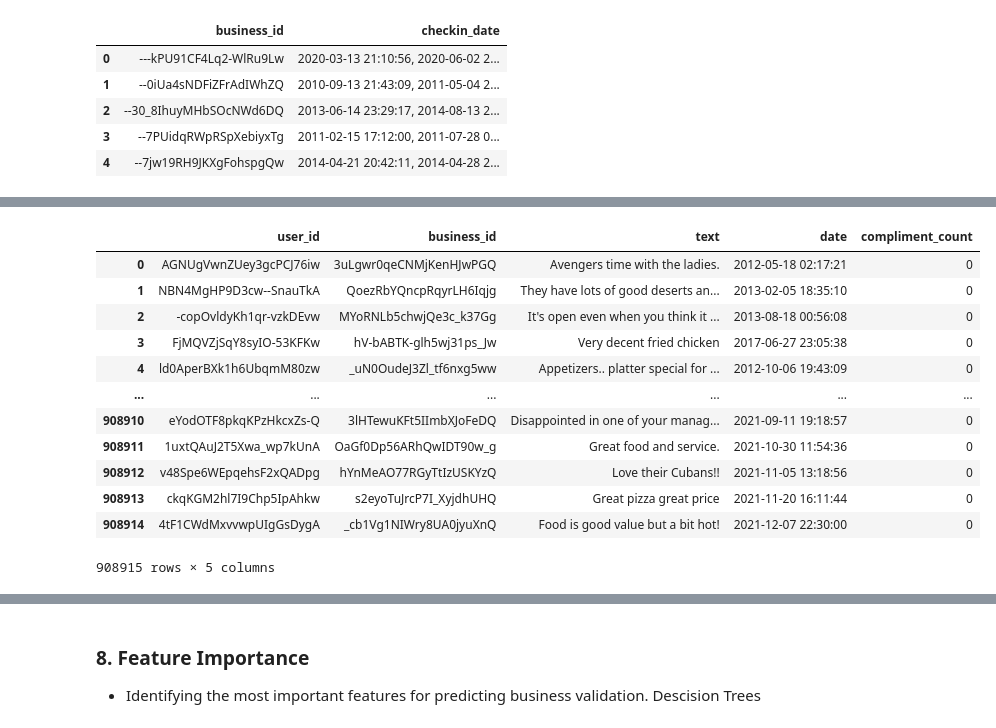
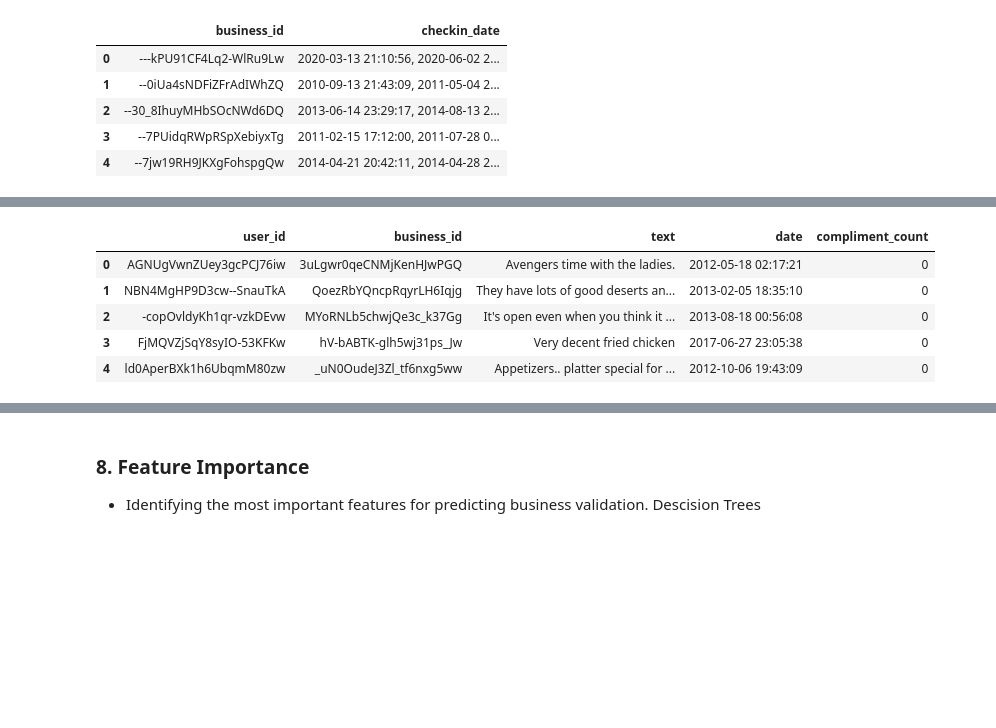
Before and after one commit to Chalithya/AISC2000_Group_01, a Jupyter notebook: ML2_Group_Assignment_1_Group_Trees.ipynb, the cells around one changed output, grey strips where cells are left out. Drawn from its saved outputs; the diff is of its cells as text; code cells hidden in the pictures; blank space fills up the shorter version.

```diff
--- a/ML2_Group_Assignment_1_Group_Trees.ipynb
+++ b/ML2_Group_Assignment_1_Group_Trees.ipynb
@@ -47 +67,3 @@ business_data = pd.read_json('/content/drive/MyDrive/DriveDDL/yelp_academic_data
+# %%
+pd.set_option('display.max_columns', None)
 # %%
@@ -118,22 +167,15 @@ checkin_data.head()
 # %%
 # Load Yelp tip data
-tip_data = pd.read_json('/content/drive/MyDrive/DriveDDL/yelp_academic_dataset_tip.json', lines=True)
+tip_data = pd.read_json('./yelp_academic_dataset_tip.json', lines=True)
 # %%
-tip_data
+tip_data.head()
 # %% [output]
 |  | user_id | business_id | text | date | compliment_count |
 | 0 | AGNUgVwnZUey3gcPCJ76iw | 3uLgwr0qeCNMjKenHJwPGQ | Avengers time with the ladies. | 2012-05-18 02:17:21 | 0 |
 | 1 | NBN4MgHP9D3cw--SnauTkA | QoezRbYQncpRqyrLH6Iqjg | They have lots of good deserts an... | 2013-02-05 18:35:10 | 0 |
 | 2 | -copOvldyKh1qr-vzkDEvw | MYoRNLb5chwjQe3c_k37Gg | It's open even when you think it ... | 2013-08-18 00:56:08 | 0 |
 | 3 | FjMQVZjSqY8syIO-53KFKw | hV-bABTK-glh5wj31ps_Jw | Very decent fried chicken | 2017-06-27 23:05:38 | 0 |
 | 4 | ld0AperBXk1h6UbqmM80zw | _uN0OudeJ3Zl_tf6nxg5ww | Appetizers.. platter special for ... | 2012-10-06 19:43:09 | 0 |
-| ... | ... | ... | ... | ... | ... |
-| 908910 | eYodOTF8pkqKPzHkcxZs-Q | 3lHTewuKFt5IImbXJoFeDQ | Disappointed in one of your manag... | 2021-09-11 19:18:57 | 0 |
-| 908911 | 1uxtQAuJ2T5Xwa_wp7kUnA | OaGf0Dp56ARhQwIDT90w_g | Great food and service. | 2021-10-30 11:54:36 | 0 |
-| 908912 | v48Spe6WEpqehsF2xQADpg | hYnMeAO77RGyTtIzUSKYzQ | Love their Cubans!! | 2021-11-05 13:18:56 | 0 |
-| 908913 | ckqKGM2hl7I9Chp5IpAhkw | s2eyoTuJrcP7I_XyjdhUHQ | Great pizza great price | 2021-11-20 16:11:44 | 0 |
-| 908914 | 4tF1CWdMxvvwpUIgGsDygA | _cb1Vg1NIWry8UA0jyuXnQ | Food is good value but a bit hot! | 2021-12-07 22:30:00 | 0 |
-908915 rows × 5 columns
 # %%
 # Rename date to tip date
 tip_data.rename(columns={'date': 'tip_date'}, inplace=True)
```
Also changed, not shown: parts of 219 cells of this notebook.
